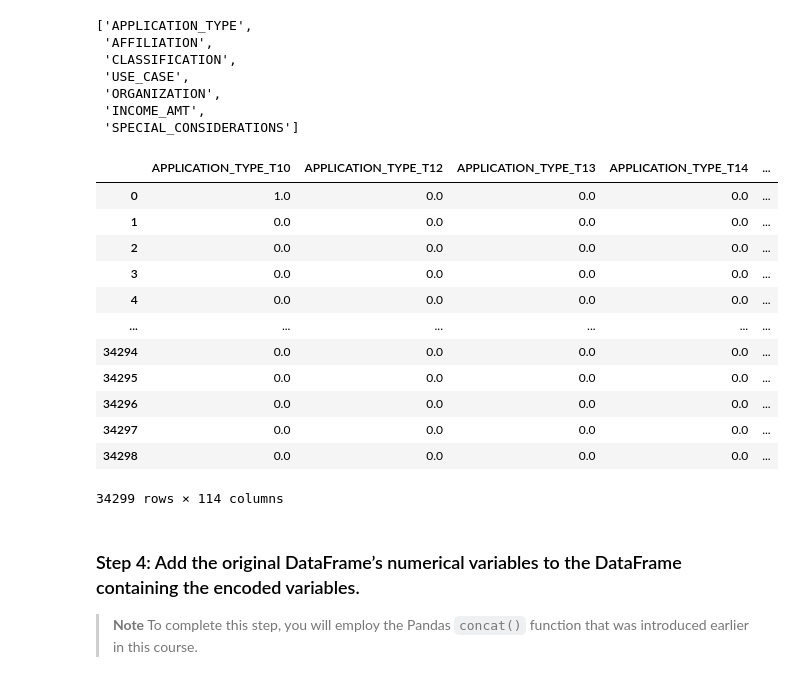
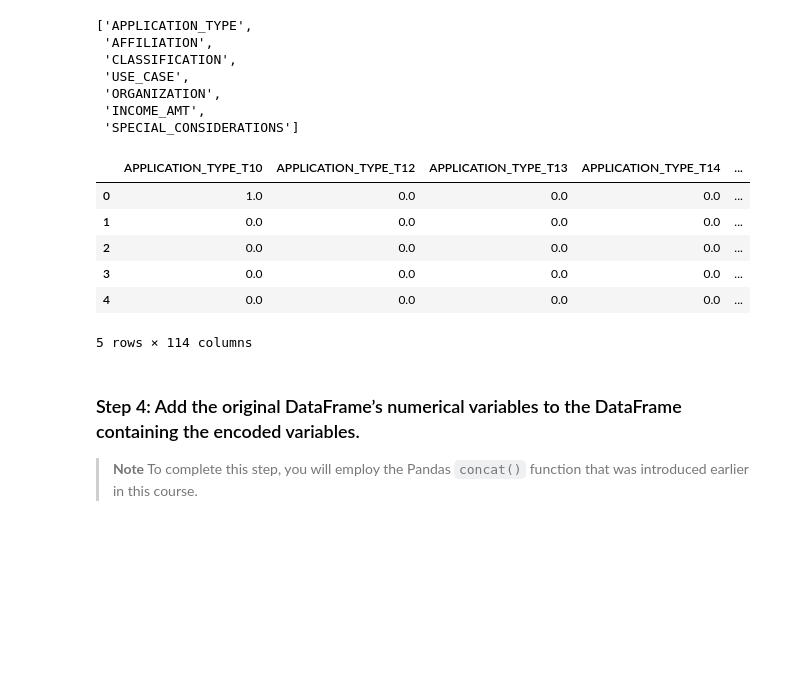
Before and after one commit to mightlee123/Module_13_Challenge, a Jupyter notebook: venture_funding_with_deep_learning.ipynb, the cells around one changed output. Saved outputs shown, nothing was run; the diff lists cells and outputs as text; code cells hidden in the pictures; blank space fills up the shorter version.

```diff
--- a/venture_funding_with_deep_learning.ipynb
+++ b/venture_funding_with_deep_learning.ipynb
@@ -194,24 +194,18 @@ encoded_data = enc.fit_transform(applicant_data_df[categorical_variables])# YOUR
 # %%
 # Create a DataFrame with the encoded variables
 encoded_df = pd.DataFrame(encoded_data, columns= enc.get_feature_names(categorical_variables))
 
 # Review the DataFrame
 # YOUR CODE HERE
-encoded_df
+encoded_df.head()
 # %% [output]
 |  | APPLICATION_TYPE_T10 | APPLICATION_TYPE_T12 | APPLICATION_TYPE_T13 | APPLICATION_TYPE_T14 | ... |
 | 0 | 1.0 | 0.0 | 0.0 | 0.0 | ... |
 | 1 | 0.0 | 0.0 | 0.0 | 0.0 | ... |
 | 2 | 0.0 | 0.0 | 0.0 | 0.0 | ... |
 | 3 | 0.0 | 0.0 | 0.0 | 0.0 | ... |
 | 4 | 0.0 | 0.0 | 0.0 | 0.0 | ... |
-| ... | ... | ... | ... | ... | ... |
-| 34294 | 0.0 | 0.0 | 0.0 | 0.0 | ... |
-| 34295 | 0.0 | 0.0 | 0.0 | 0.0 | ... |
-| 34296 | 0.0 | 0.0 | 0.0 | 0.0 | ... |
-| 34297 | 0.0 | 0.0 | 0.0 | 0.0 | ... |
-| 34298 | 0.0 | 0.0 | 0.0 | 0.0 | ... |
-34299 rows × 114 columns
+5 rows × 114 columns
 # %% [markdown]
 ### Step 4: Add the original DataFrame’s numerical variables to the DataFrame containing the encoded variables.
 
```
Also changed, not shown: parts of 15 cells of this notebook, 3 other files.
